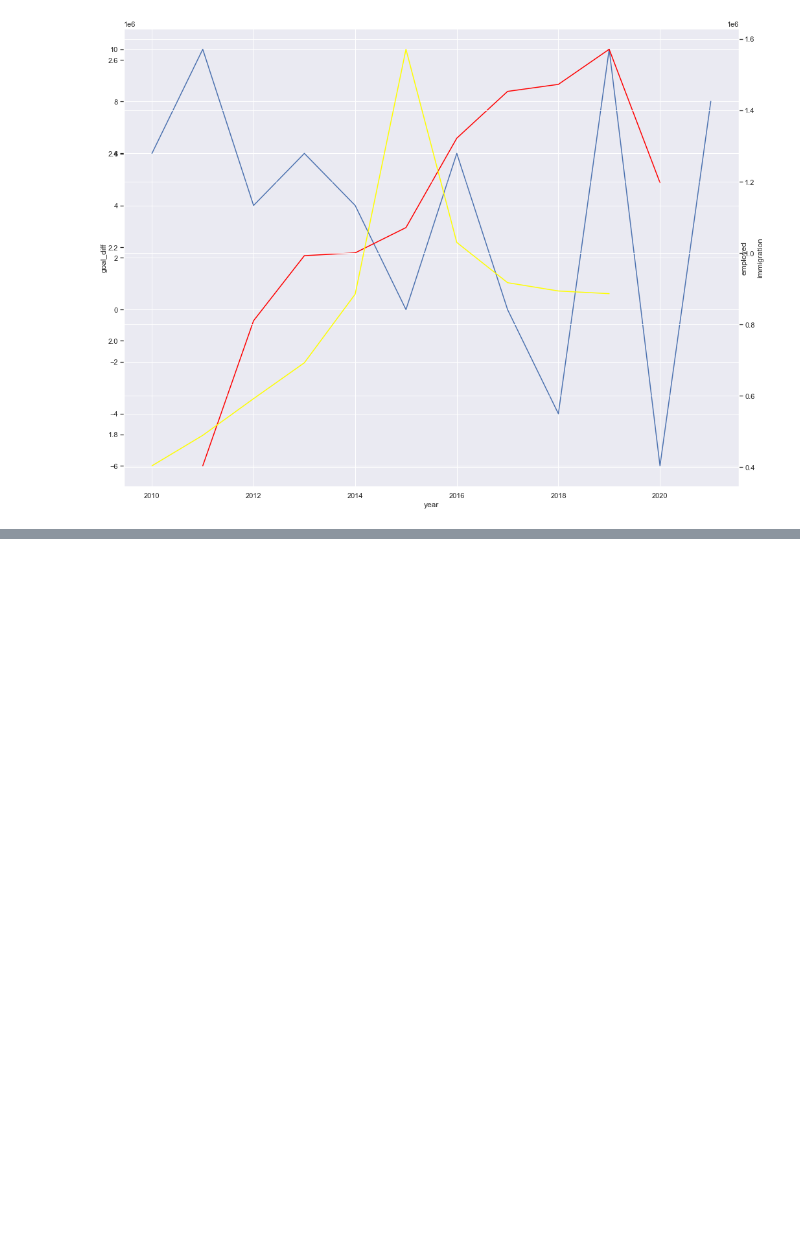
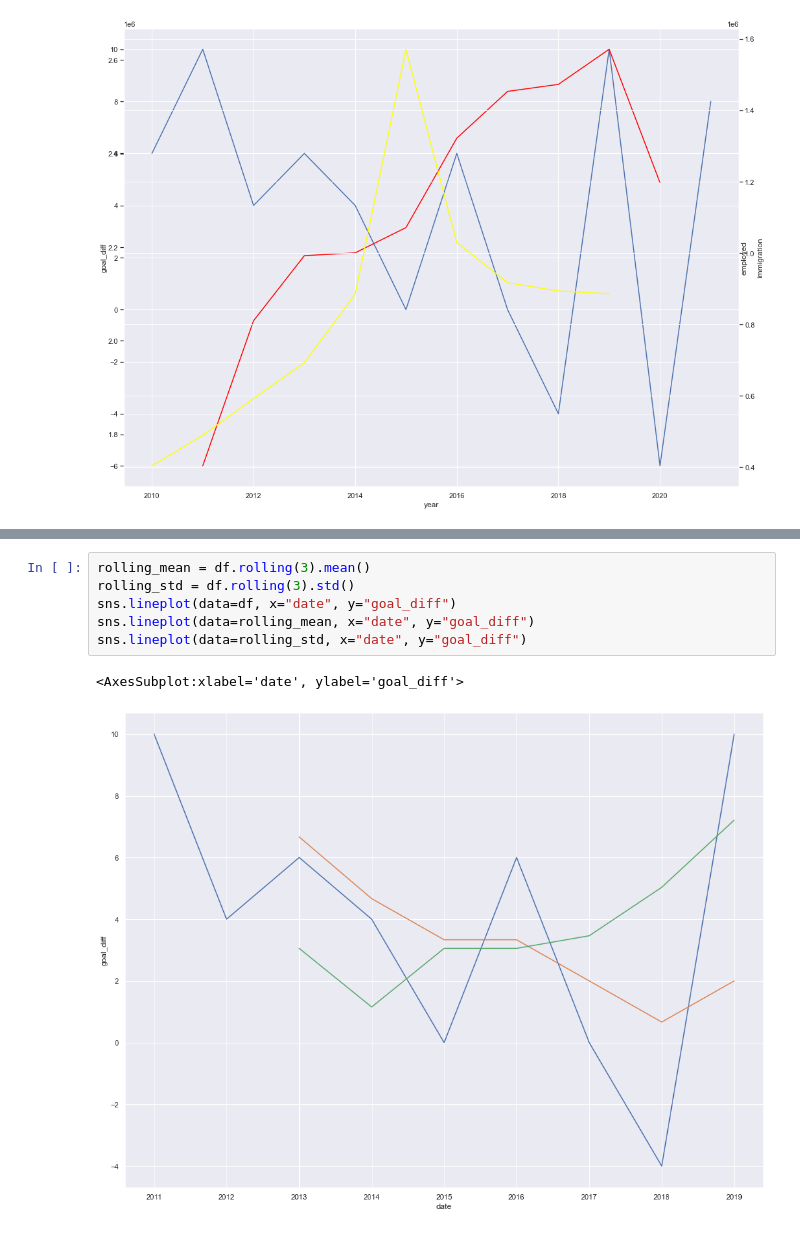
Before and after one commit to silva-nick/cs216-final, a Jupyter notebook: time_series.ipynb, the cells around one changed output, grey strips where cells are left out. Drawn from its saved outputs; the diff is of its cells as text; blank space fills up the shorter version.

```diff
--- a/time_series.ipynb
+++ b/time_series.ipynb
@@ -56,0 +98,9 @@ lp2.grid(False)
+# %%
+rolling_mean = df.rolling(3).mean()
+rolling_std = df.rolling(3).std()
+sns.lineplot(data=df, x="date", y="goal_diff")
+sns.lineplot(data=rolling_mean, x="date", y="goal_diff")
+sns.lineplot(data=rolling_std, x="date", y="goal_diff")
+# %% [output]
+<AxesSubplot:xlabel='date', ylabel='goal_diff'>
+[figure, added]
```
Also changed, not shown: parts of 10 cells of this notebook.
